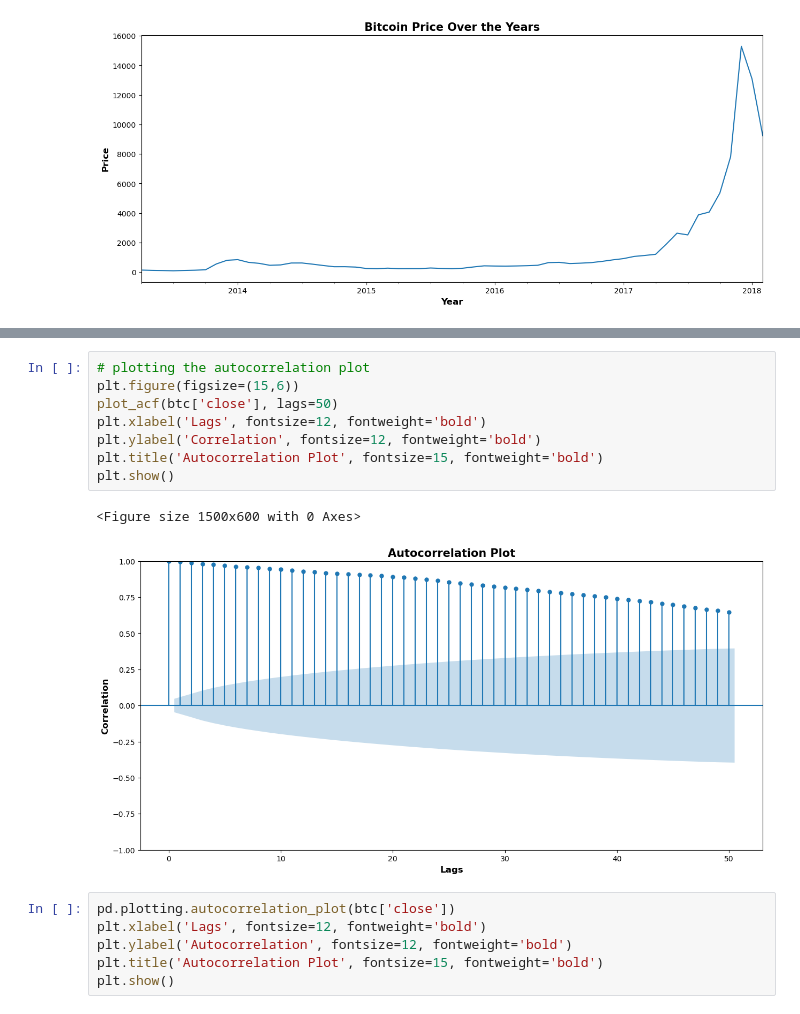
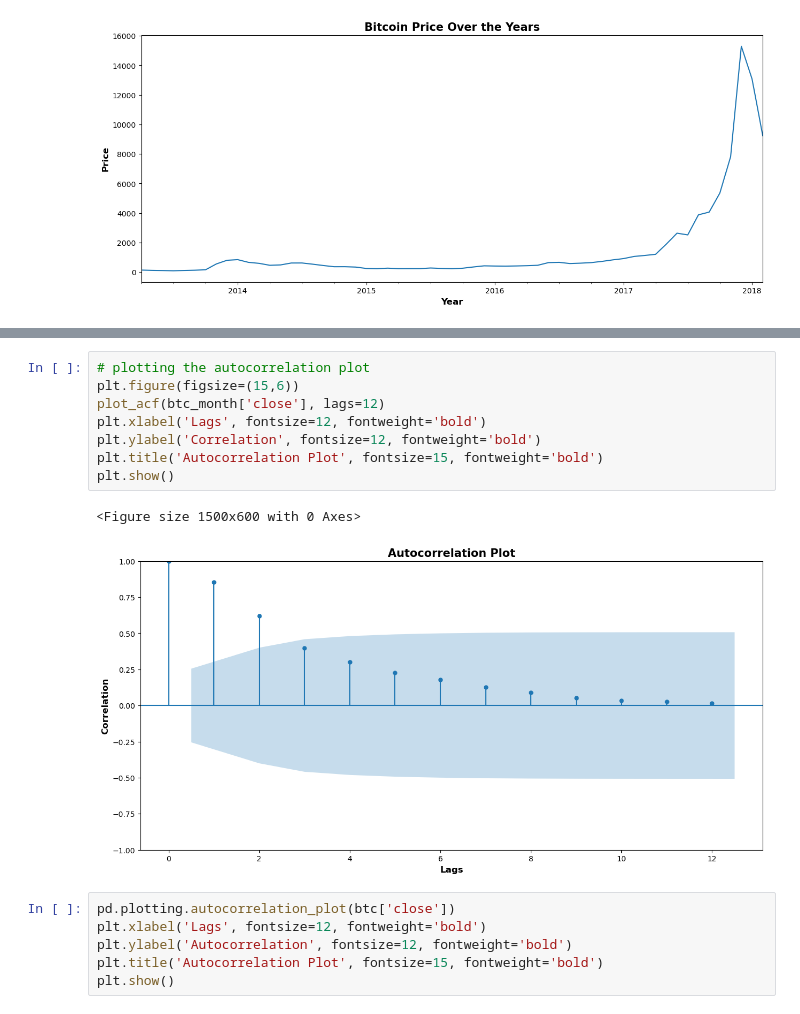
Before and after one commit to alliajagbe/crypto-prediction, a Jupyter notebook: crypto.ipynb, the cells around one changed output, grey strips where cells are left out. Drawn from its saved outputs; the diff is of its cells as text.

```diff
--- a/crypto.ipynb
+++ b/crypto.ipynb
@@ -85,14 +85,14 @@ plt.show()
 # %%
 # plotting the autocorrelation plot
 plt.figure(figsize=(15,6))
-plot_acf(btc['close'], lags=50)
+plot_acf(btc_month['close'], lags=12)
 plt.xlabel('Lags', fontsize=12, fontweight='bold')
 plt.ylabel('Correlation', fontsize=12, fontweight='bold')
 plt.title('Autocorrelation Plot', fontsize=15, fontweight='bold')
 plt.show()
 # %% [output]
 <Figure size 1500x600 with 0 Axes>
-[figure, old version]
+[figure, new version]
 # %%
 pd.plotting.autocorrelation_plot(btc['close'])
 plt.xlabel('Lags', fontsize=12, fontweight='bold')
```
Also changed, not shown: parts of 2 cells of this notebook.
